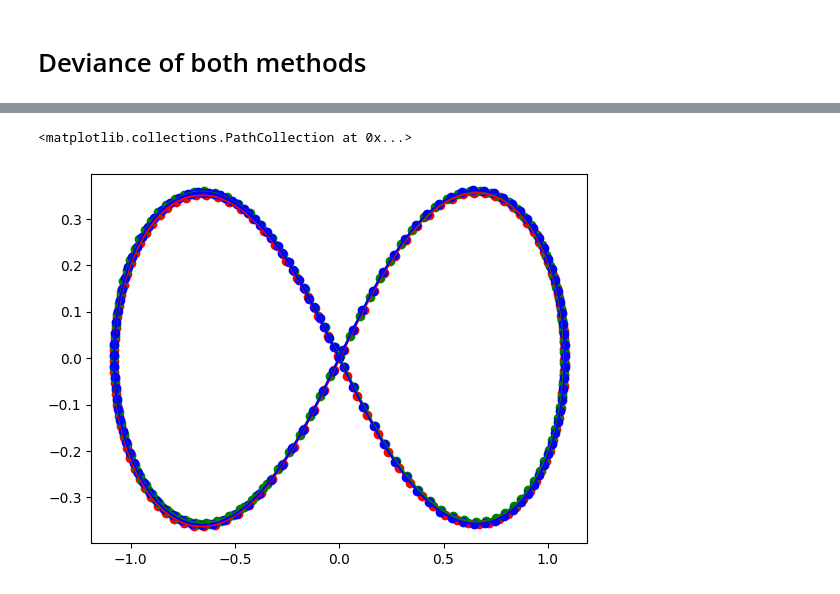
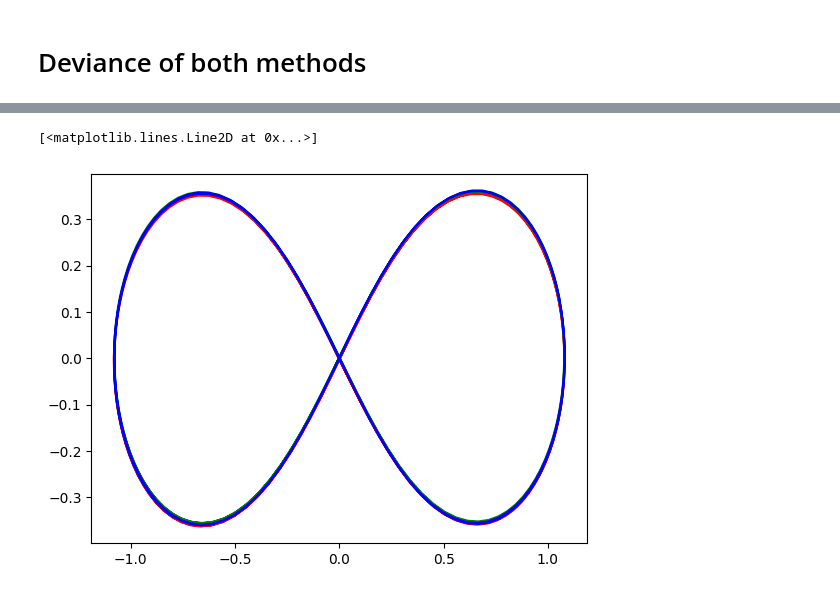
Before and after one commit to nowitskevin/CMSE202FinalProject, a Jupyter notebook: Value_Deviance.ipynb, the cells around one changed output, grey strips where cells are left out. Saved outputs shown, nothing was run; the diff lists cells and outputs as text; code cells hidden in the pictures.

```diff
--- a/Value_Deviance.ipynb
+++ b/Value_Deviance.ipynb
@@ -343,5 +343,5 @@ sun = Planet(1, (0.970, 0.243), radius=0.1, v=[0.466, -0.4320])
 mars = Planet(1, (-0.970, -0.243), radius=0.1, v=[0.466, -0.432])
 moon = Planet(1, (0.0, 0.0), radius=0.1, v=[-2 * 0.466, 2 * 0.432])
 
-rk1, rk2, rk3 = animate(sun, mars, moon, 0.05, 140)
+rk1, rk2, rk3 = animate(sun, mars, moon, 0.05, 300)
 # %% [output]
@@ -359,10 +367,7 @@ plt.scatter(e3[0:,0],e3[0:,1], color = "b")
 # %%
 plt.plot(rk1[0:,0],rk1[0:,1], color = "r")
 plt.plot(rk2[0:,0],rk2[0:,1], color = "g")
 plt.plot(rk3[0:,0],rk3[0:,1], color = "b")
-plt.scatter(rk1[0:,0],rk1[0:,1], color = "r")
-plt.scatter(rk2[0:,0],rk2[0:,1], color = "g")
-plt.scatter(rk3[0:,0],rk3[0:,1], color = "b")
 # %% [output]
-<matplotlib.collections.PathCollection at 0x...>
+[<matplotlib.lines.Line2D at 0x...>]
-[figure, old version]
+[figure, new version]
```
Also changed, not shown: parts of 19 cells of this notebook, 1 other file.
